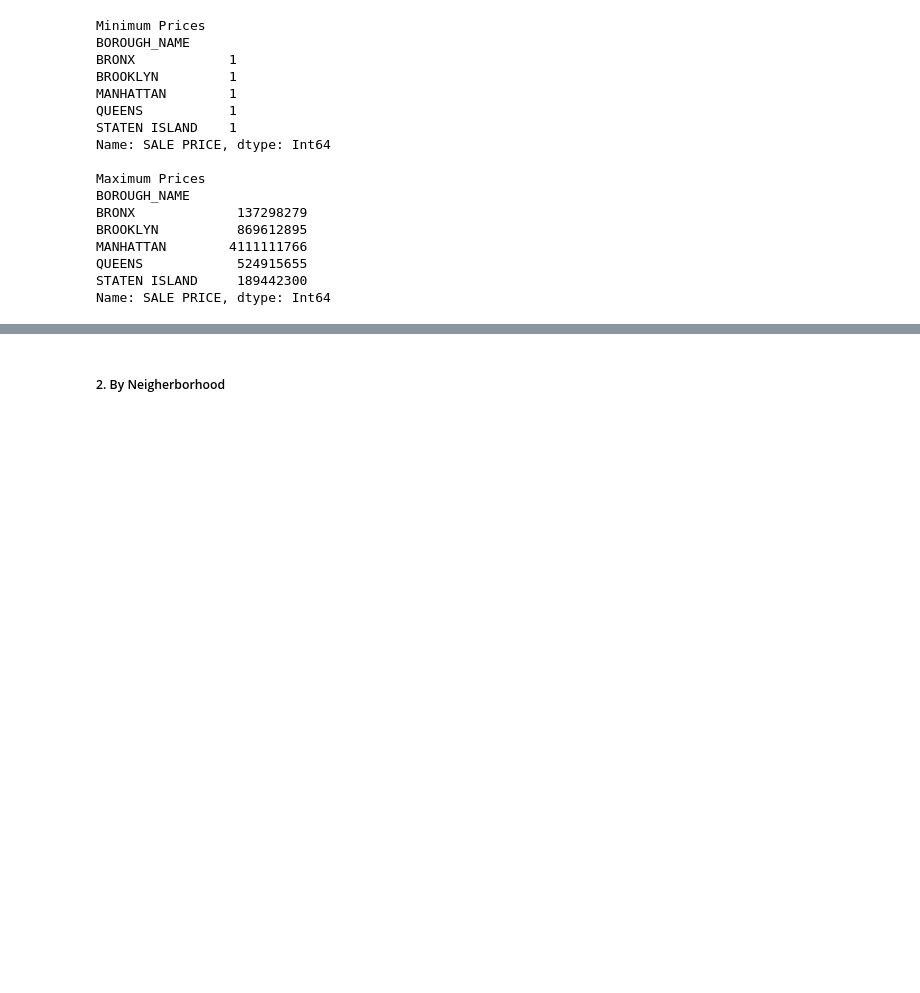
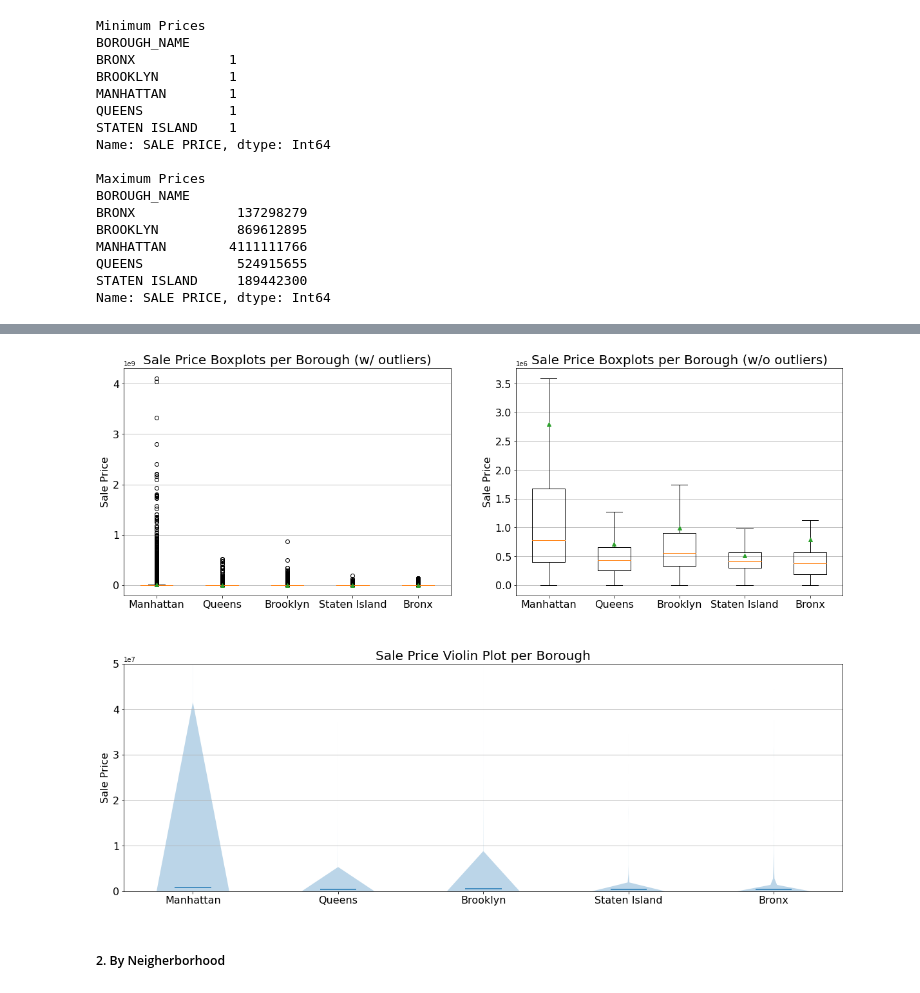
Before and after one commit to rk4197/DS-GA_1007_Project, a Jupyter notebook: code/data_exploration.ipynb, the cells around one changed output, grey strips where cells are left out. Saved outputs shown, nothing was run; the diff lists cells and outputs as text; code cells hidden in the pictures; blank space fills up the shorter version.

```diff
--- a/code/data_exploration.ipynb
+++ b/code/data_exploration.ipynb
@@ -572,3 +586,50 @@ Name: SALE PRICE, dtype: Int64
+# %%
+# We'll first transform the 'SALE PRICE' feature for each borough into a list
+price_manhattan = data_value[data_value['BOROUGH_NAME'] == 'MANHATTAN']['SALE PRICE'].tolist()
+price_queens = data_value[data_value['BOROUGH_NAME'] == 'QUEENS']['SALE PRICE'].tolist()
+price_brooklyn = data_value[data_value['BOROUGH_NAME'] == 'BROOKLYN']['SALE PRICE'].tolist()
+price_statenisland = data_value[data_value['BOROUGH_NAME'] == 'STATEN ISLAND']['SALE PRICE'].tolist()
+price_bronx = data_value[data_value['BOROUGH_NAME'] == 'BRONX']['SALE PRICE'].tolist()
+
+# now we'll plot the box-plots
+plot_vals = [price_manhattan, price_queens, price_brooklyn, price_statenisland, price_bronx]
+
+fig = plt.figure(constrained_layout=True, figsize=(20,12))
+gs = fig.add_gridspec(2, 2)
+ax1 = fig.add_subplot(gs [0,0])
+ax2 = fig.add_subplot(gs [0,1])
+ax3 = fig.add_subplot(gs [1,:])
+
+labels = ['Manhattan', 'Queens', 'Brooklyn', 'Staten Island', 'Bronx']
+
+ax1.boxplot(plot_vals, labels = ['Manhattan', 'Queens', 'Brooklyn', 'Staten Island', 'Bronx'],
+           showmeans=True,
+           showfliers=True)
+ax1.set_ylabel('Sale Price', size=16)
+ax1.set_title('Sale Price Boxplots per Borough (w/ outliers)', size=20)
+ax1.yaxis.grid(True)
+ax1.set_xticklabels(labels, fontsize=16)
+ax1.tick_params(axis='both', which='major', labelsize=16)
+
+ax2.boxplot(plot_vals, labels = ['Manhattan', 'Queens', 'Brooklyn', 'Staten Island', 'Bronx'],
+           showmeans=True,
+           showfliers=False)
+ax2.set_ylabel('Sale Price', size=16)
+ax2.set_title('Sale Price Boxplots per Borough (w/o outliers)', size=20)
+ax2.yaxis.grid(True)
+ax2.tick_params(axis='both', which='major', labelsize=16)
+
+ax3.violinplot(plot_vals, showmeans=False, showmedians=True, showextrema=False)
+ax3.set_ylabel('Sale Price', size=16)
+ax3.set_title('Sale Price Violin Plot per Borough', size=20)
+ax3.set_xticks([y + 1 for y in range(len(labels))],
+                  labels=labels, size=16)
+ax3.set_ylim(0, 50000000)
+ax3.yaxis.grid(True)
+ax3.tick_params(axis='both', which='major', labelsize=16)
+fig.subplots_adjust(top = 0.95, bottom=0.01, hspace=0.3, wspace=0.2)
+# %% [output]
+[figure, added]
 # %% [markdown]
 ##### 2. By Neigherborhood
 # %%
```
Also changed, not shown: parts of 4 cells of this notebook.
